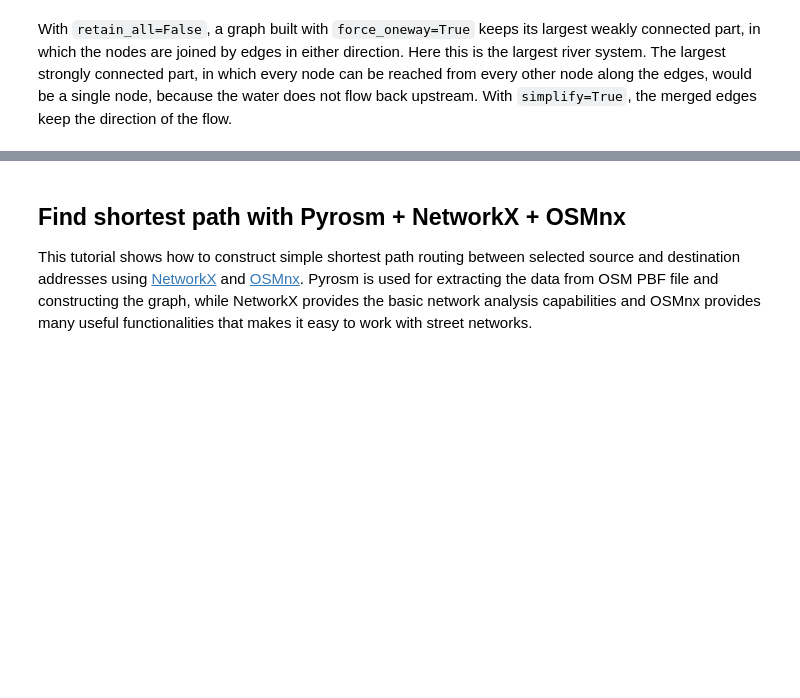
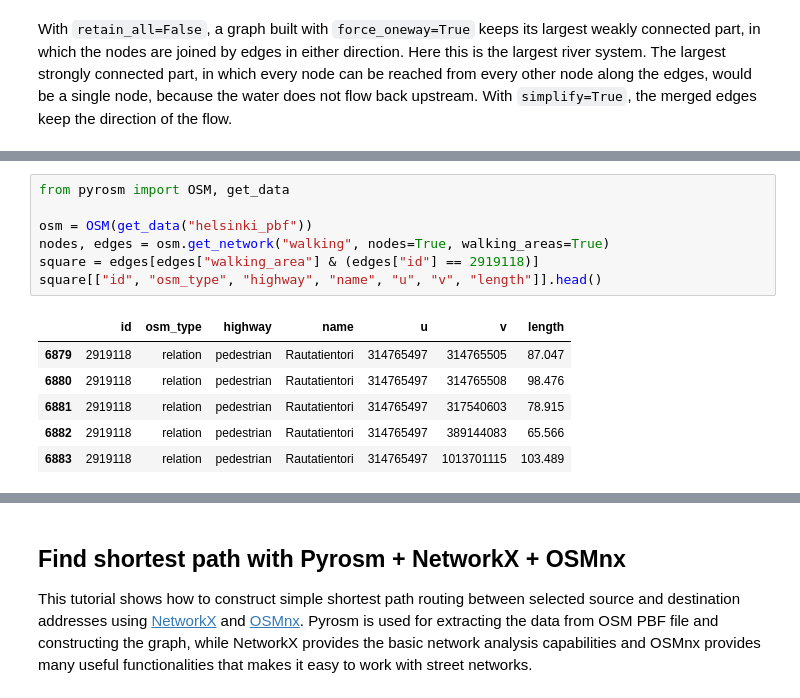
Before and after one commit to pyrosm/pyrosm, a Jupyter notebook: docs/graphs.ipynb, the cells around one changed output, grey strips where cells are left out. Cells and saved outputs as stored; diff of their text form; blank space fills up the shorter version.

```diff
--- a/docs/graphs.ipynb
+++ b/docs/graphs.ipynb
@@ -339,0 +346,14 @@ With `retain_all=False`, a graph built with `force_oneway=True` keeps its larges
+# %%
+from pyrosm import OSM, get_data
+
+osm = OSM(get_data("helsinki_pbf"))
+nodes, edges = osm.get_network("walking", nodes=True, walking_areas=True)
+square = edges[edges["walking_area"] & (edges["id"] == 2919118)]
+square[["id", "osm_type", "highway", "name", "u", "v", "length"]].head()
+# %% [output]
+|  | id | osm_type | highway | name | u | v | length |
+| 6879 | 2919118 | relation | pedestrian | Rautatientori | 314765497 | 314765505 | 87.047 |
+| 6880 | 2919118 | relation | pedestrian | Rautatientori | 314765497 | 314765508 | 98.476 |
+| 6881 | 2919118 | relation | pedestrian | Rautatientori | 314765497 | 317540603 | 78.915 |
+| 6882 | 2919118 | relation | pedestrian | Rautatientori | 314765497 | 389144083 | 65.566 |
+| 6883 | 2919118 | relation | pedestrian | Rautatientori | 314765497 | 1013701115 | 103.489 |
```
Also changed, not shown: parts of 5 cells of this notebook, 2 other files.
